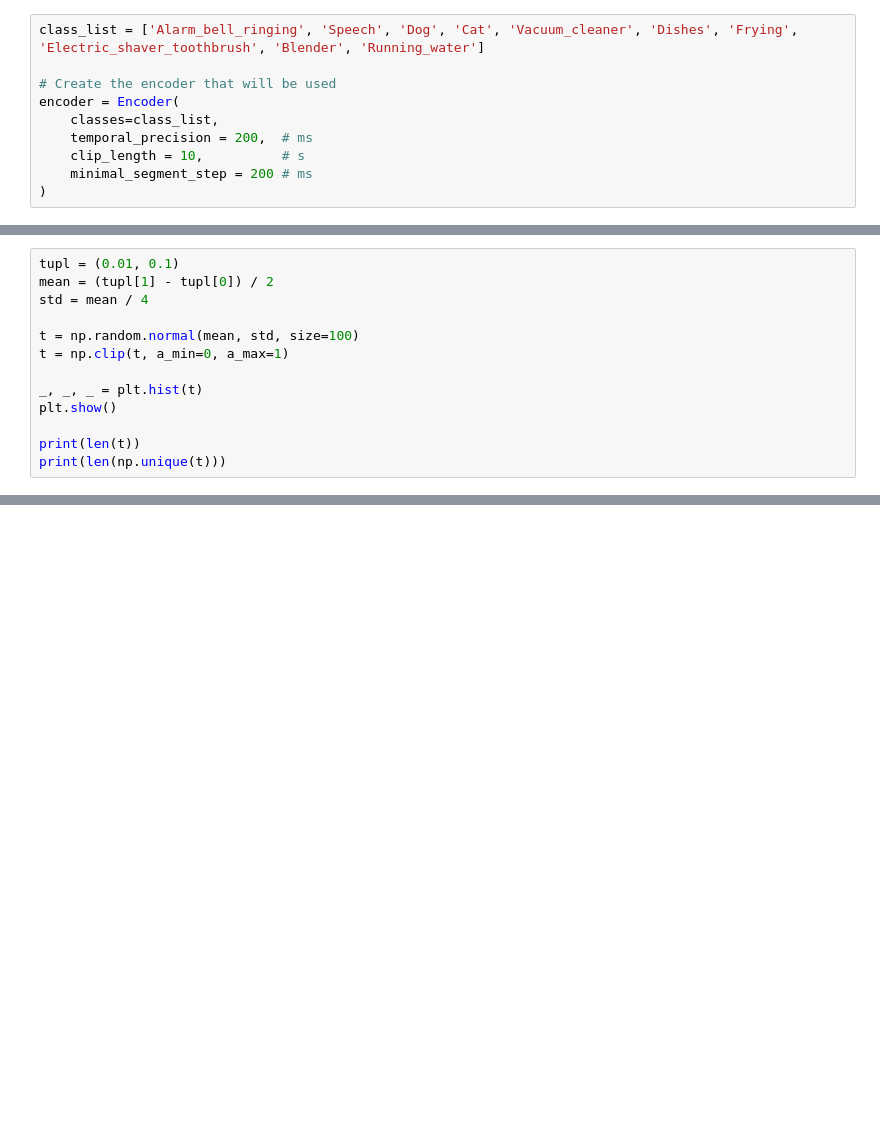
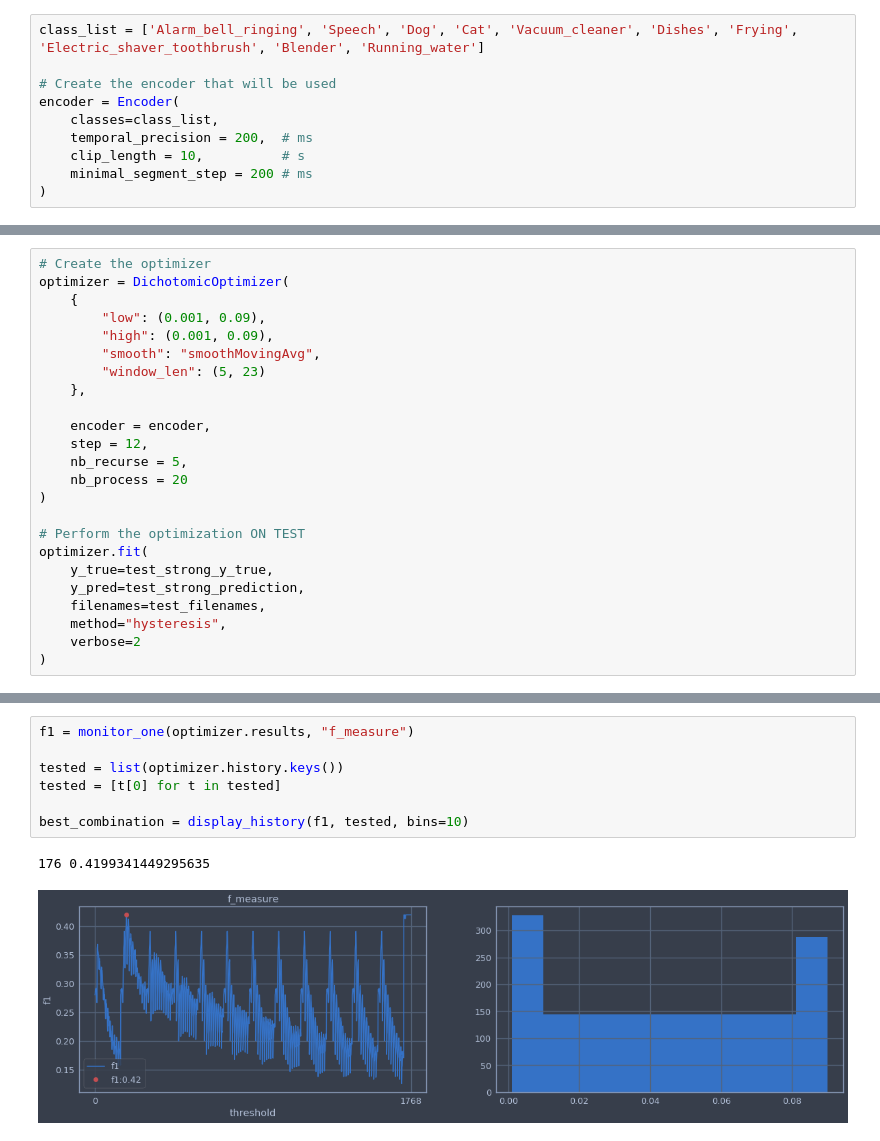
Before and after one commit to aeseg/aeseg, a Jupyter notebook: exemple.ipynb, the cells around one changed output, grey strips where cells are left out. Cells and saved outputs as stored; diff of their text form; blank space fills up the shorter version.

```diff
--- a/exemple.ipynb
+++ b/exemple.ipynb
@@ -262,13 +296,0 @@ print(best_combination)
-# %%
-tupl = (0.01, 0.1)
-mean = (tupl[1] - tupl[0]) / 2
-std = mean / 4
-
-t = np.random.normal(mean, std, size=100)
-t = np.clip(t, a_min=0, a_max=1)
-
-_, _, _ = plt.hist(t)
-plt.show()
-
-print(len(t))
-print(len(np.unique(t)))
@@ -348,0 +662,24 @@ display_history(f1)
+# %%
+# Create the optimizer
+optimizer = DichotomicOptimizer(
+    {
+        "low": (0.001, 0.09),
+        "high": (0.001, 0.09),
+        "smooth": "smoothMovingAvg",
+        "window_len": (5, 23)
+    },
+
+    encoder = encoder,
+    step = 12,
+    nb_recurse = 5,
+    nb_process = 20
+)
+
+# Perform the optimization ON TEST
+optimizer.fit(
+    y_true=test_strong_y_true,
+    y_pred=test_strong_prediction,
+    filenames=test_filenames,
+    method="hysteresis",
+    verbose=2
+)
@@ -348,0 +725,10 @@ display_history(f1)
+# %%
+f1 = monitor_one(optimizer.results, "f_measure")
+
+tested = list(optimizer.history.keys())
+tested = [t[0] for t in tested]
+
+best_combination = display_history(f1, tested, bins=10)
+# %% [output]
+176 0.4199341449295635
+[figure, added]
```
Also changed, not shown: parts of 64 cells of this notebook, 7 other files.
